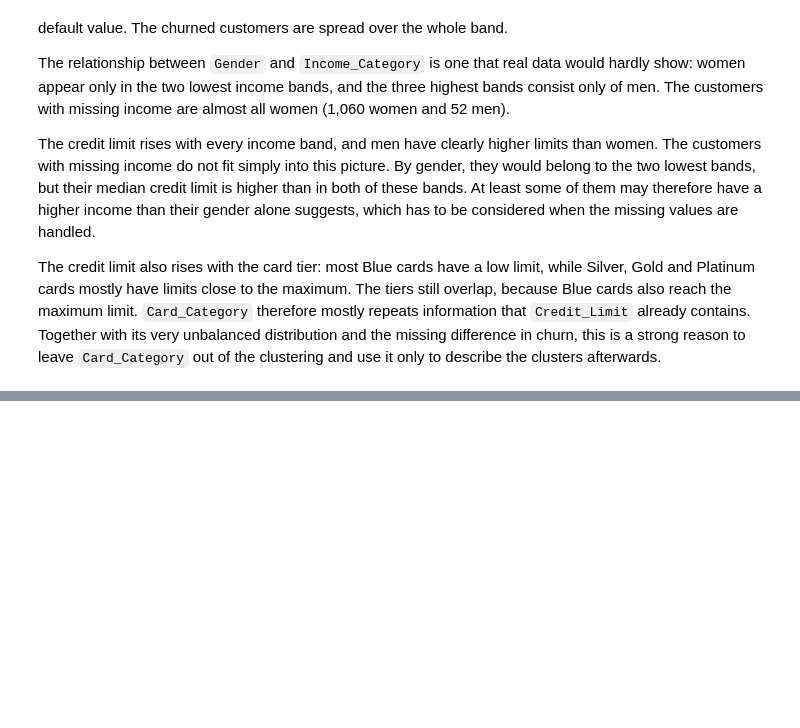
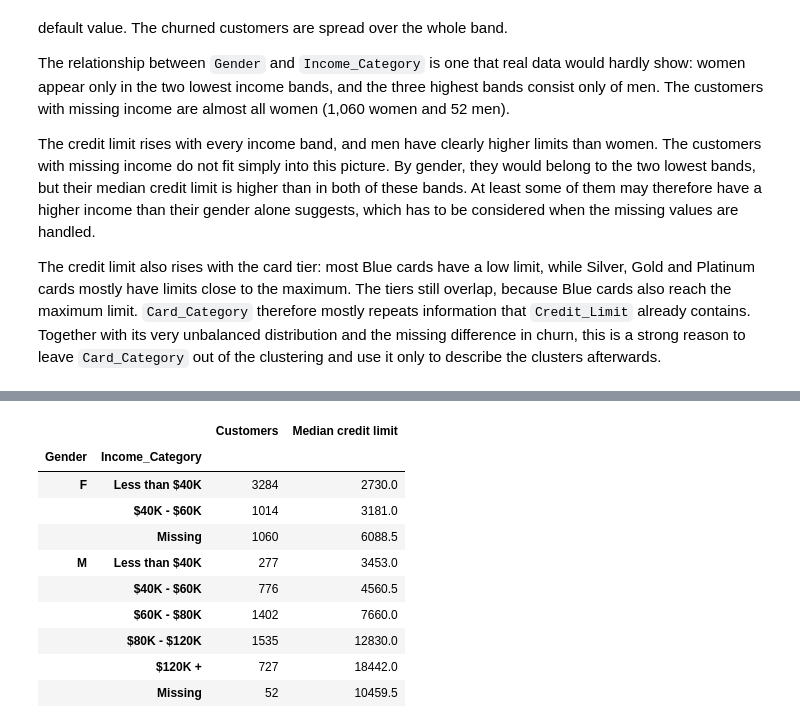
Before and after one commit to d3m1d0s/FoML_projects, a Jupyter notebook: project_1/bankchurners_eda_clustering.ipynb, the cells around one changed output, grey strips where cells are left out. Saved outputs shown, nothing was run; the diff lists cells and outputs as text; code cells hidden in the pictures; blank space fills up the shorter version.

```diff
--- a/project_1/bankchurners_eda_clustering.ipynb
+++ b/project_1/bankchurners_eda_clustering.ipynb
@@ -877,0 +886,22 @@ The credit limit also rises with the card tier: most Blue cards have a low limit
+# %%
+income_with_missing = df["Income_Category"].cat.add_categories("Missing").fillna("Missing")
+
+limit_by_income = (
+    df.groupby(["Gender", income_with_missing], observed=True)["Credit_Limit"]
+    .agg(["count", "median"])
+    .rename(columns={"count": "Customers", "median": "Median credit limit"})
+)
+
+display(limit_by_income)
+# %% [output]
+|  |  | Customers | Median credit limit |
+| Gender | Income_Category |  |  |
+| F | Less than $40K | 3284 | 2730.0 |
+|  | $40K - $60K | 1014 | 3181.0 |
+|  | Missing | 1060 | 6088.5 |
+| M | Less than $40K | 277 | 3453.0 |
+|  | $40K - $60K | 776 | 4560.5 |
+|  | $60K - $80K | 1402 | 7660.0 |
+|  | $80K - $120K | 1535 | 12830.0 |
+|  | $120K + | 727 | 18442.0 |
+|  | Missing | 52 | 10459.5 |
```
Also changed, not shown: parts of 15 cells of this notebook.
